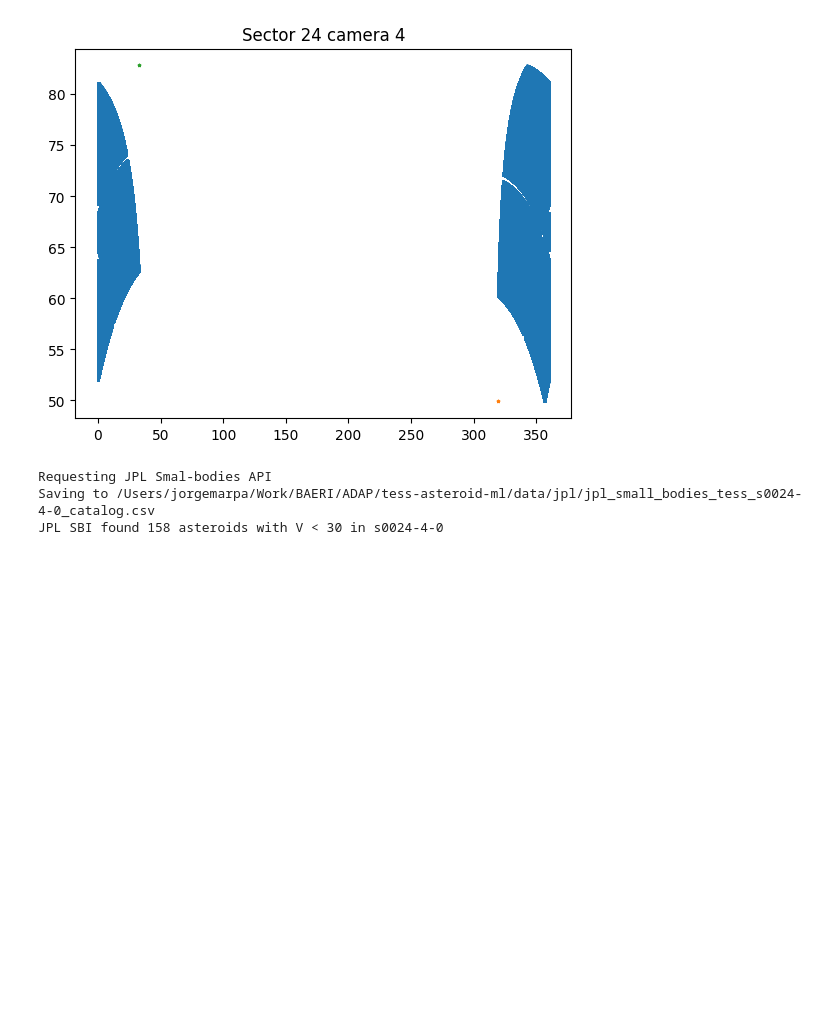
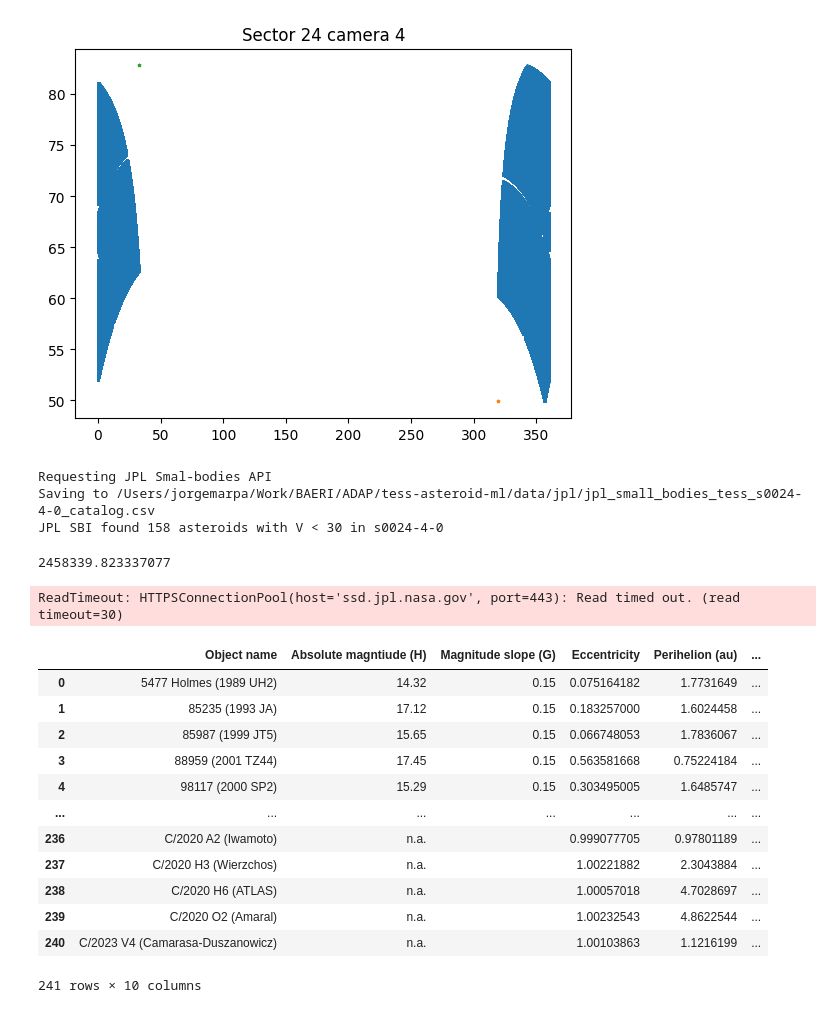
Before and after one commit to jorgemarpa/tess-asteroid-ml, a Jupyter notebook: notebooks/jpl_sector_query.ipynb, the cells around one changed output. Drawn from its saved outputs; the diff is of its cells as text; code cells hidden in the pictures; blank space fills up the shorter version.

```diff
--- a/notebooks/jpl_sector_query.ipynb
+++ b/notebooks/jpl_sector_query.ipynb
@@ -51,14 +55,24 @@ for sector in range(1, 27):
         plt.show()
         try:
             jpl_df = get_asteroid_table(
-                edge1, edge2, sector=sector, camera=camera, ccd=ccd, date_obs=ffi_date.mean().jd,
-                force=True, elem=True,
+                edge1,
+                edge2,
+                sector=sector,
+                camera=camera,
+                ccd=ccd,
+                # date_obs=ffi_date.mean().jd,
+                date_obs=ffi_date.jd.min(),
+                # date_obs=np.linspace(ffi_date.jd.min(), ffi_date.jd.max(), 5),
+                force=True,
+                elem=True,
             )
         except ValueError:
             print("This sector/camera had empty JPL result. NEED to CHECK...")
             break
             # continue
         print("======" * 10)
+        break
+    break
 # %% [output]
 Sector 1 Camera 4
 ['https://archive.stsci.edu/missions/tess/ffi/s0001/2018/221/4-1/tess2018221072942-s0001-4-1-0120-s_ffic.fits', 'https://archive.stsci.edu/missions/tess/ffi/s0001/2018/221/4-2/tess2018221072942-s0001- ...
@@ -196,0 +181,22 @@ JPL SBI found 158 asteroids with V < 30 in s0024-4-0
+# %%
+obstime = ffi_date.jd.mean()
+maglim = 30
+elem = False
+# %%
+obstime
+# %% [output]
+2458339.823337077
+# %%
+# get state of TESS (-95) from Horizons at our observation time
+# and convert it from [AU, AU/day] to [km, km/s]
+# location 500 is geocentric, minor planet center.
+# 500@-95 means Geocentric location to TESS
+
+# 1AU in km
+au = (1 * u.au).to(u.km).value
+# TESS state vector
+tess = Horizons(id="-95", location="500", epochs=obstime, id_type=None).vectors(
+    refplane="earth"
+)
+# %% [output]
+ReadTimeout: HTTPSConnectionPool(host='ssd.jpl.nasa.gov', port=443): Read timed out. (read timeout=30)
@@ -196,0 +213,27 @@ JPL SBI found 158 asteroids with V < 30 in s0024-4-0
+# %%
+sbid3 = SBIdent(
+    location='567',
+    obstime=obstime,
+    fov=[edge1, edge2],
+    maglim=maglim,
+    precision="high",
+    request=True,
+    elem=elem,
+)
+jpl_sb = sbid3.results.to_pandas()
+# %%
+jpl_sb
+# %% [output]
+|  | Object name | Absolute magntiude (H) | Magnitude slope (G) | Eccentricity | Perihelion (au) | ... |
+| 0 | 5477 Holmes (1989 UH2) | 14.32 | 0.15 | 0.075164182 | 1.7731649 | ... |
+| 1 | 85235 (1993 JA) | 17.12 | 0.15 | 0.183257000 | 1.6024458 | ... |
+| 2 | 85987 (1999 JT5) | 15.65 | 0.15 | 0.066748053 | 1.7836067 | ... |
+| 3 | 88959 (2001 TZ44) | 17.45 | 0.15 | 0.563581668 | 0.75224184 | ... |
+| 4 | 98117 (2000 SP2) | 15.29 | 0.15 | 0.303495005 | 1.6485747 | ... |
+| ... | ... | ... | ... | ... | ... | ... |
+| 236 | C/2020 A2 (Iwamoto) | n.a. |  | 0.999077705 | 0.97801189 | ... |
+| 237 | C/2020 H3 (Wierzchos) | n.a. |  | 1.00221882 | 2.3043884 | ... |
+| 238 | C/2020 H6 (ATLAS) | n.a. |  | 1.00057018 | 4.7028697 | ... |
+| 239 | C/2020 O2 (Amaral) | n.a. |  | 1.00232543 | 4.8622544 | ... |
+| 240 | C/2023 V4 (Camarasa-Duszanowicz) | n.a. |  | 1.00103863 | 1.1216199 | ... |
+241 rows × 10 columns
```
Also changed, not shown: parts of 6 cells of this notebook.
